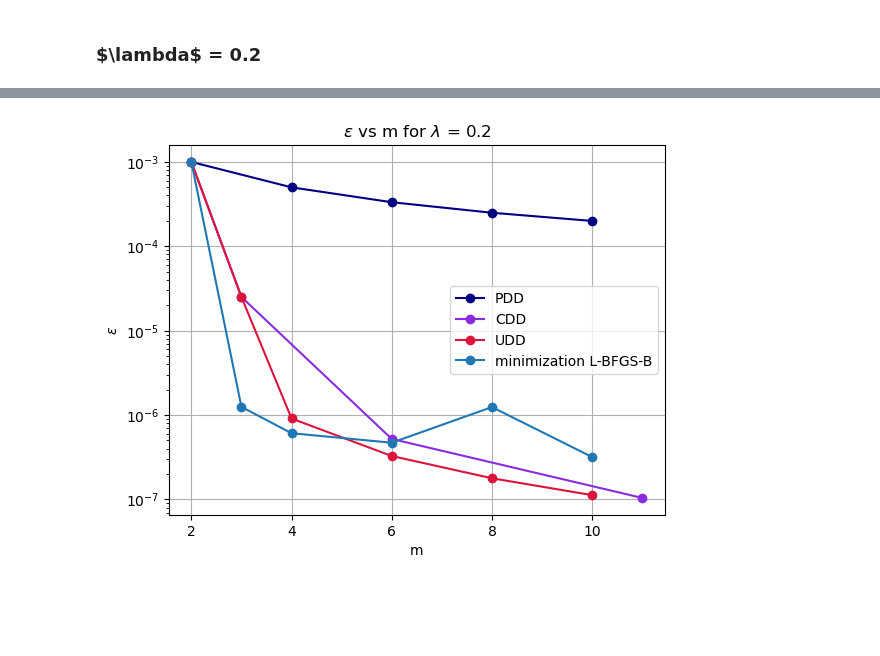
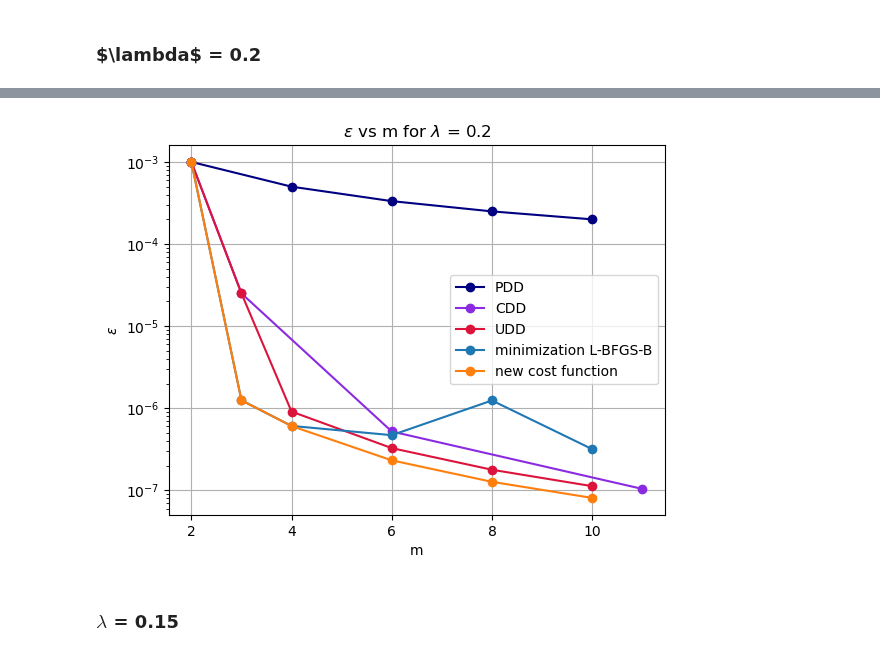
Before and after one commit to BonnieMorales/quantum-research, a Jupyter notebook: Simulation-Dynamical-Decoupling.ipynb, the cells around one changed output, grey strips where cells are left out. Saved outputs shown, nothing was run; the diff lists cells and outputs as text; code cells hidden in the pictures; blank space fills up the shorter version.

Commit message:
lambda value added

```diff
--- a/Simulation-Dynamical-Decoupling.ipynb
+++ b/Simulation-Dynamical-Decoupling.ipynb
@@ -804,20 +830,23 @@ print(epsilon_func([0.14463021286832944, 0.25358576737150884, 0.1175676332700100
 # %%
 # graph the changes of the error for different values of m
 
 plt.plot(m_value_c1, error_c1, color='navy', marker='o', label = "PDD")
 plt.plot(m_value_c2, error_c2, color='blueviolet', marker='o', label = "CDD")
 plt.plot(m_value_c3, error_c3, color='crimson', marker='o', label = "UDD")
 plt.plot(m_values_optimized, error_optimized_L_BFGS, marker='o', label = "minimization L-BFGS-B")
+plt.plot(m_values_optimized, new_cost_function , marker='o', label ="new cost function")
 
 plt.title('$\epsilon$ vs m for $\lambda$ = 0.2')
 plt.xlabel('m')
 plt.ylabel('$\epsilon$')
 plt.yscale("log")
 
 plt.legend()
 plt.grid()
 
 plt.savefig('general_simulation_lambda_02.png')
 plt.show()
 # %% [output]
-[figure, old version]
+[figure, new version]
+# %% [markdown]
+### $\lambda$ = 0.15
```
Also changed, not shown: parts of 20 cells of this notebook, 5 other files.
